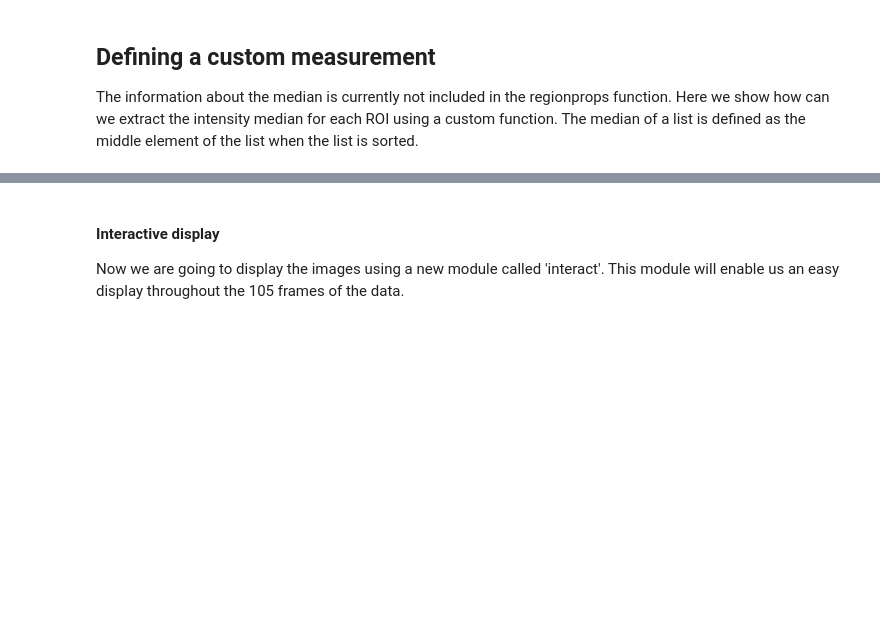
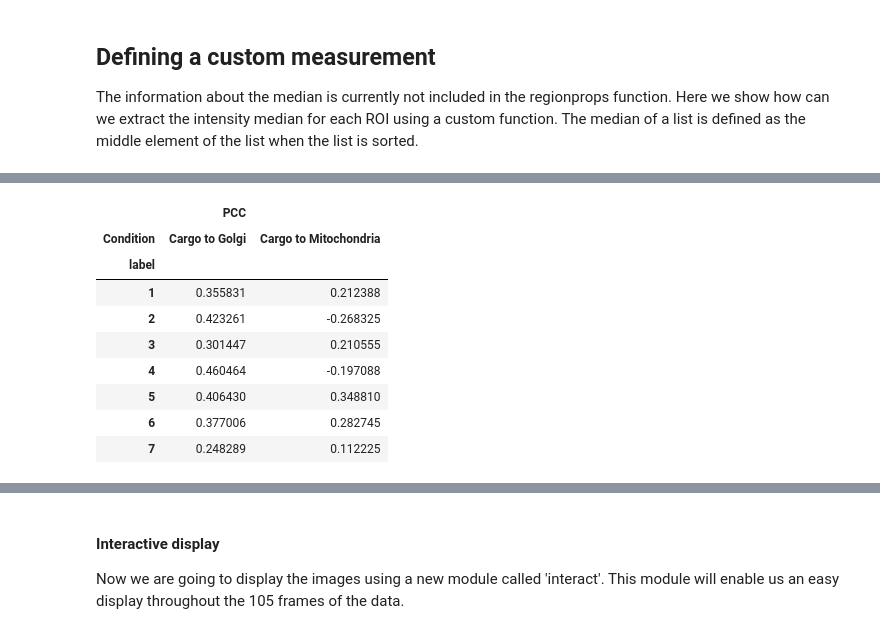
Before and after one commit to u-schulze/Python-course, a Jupyter notebook: Course-main.ipynb, the cells around one changed output, grey strips where cells are left out. Saved outputs shown, nothing was run; the diff lists cells and outputs as text; code cells hidden in the pictures; blank space fills up the shorter version.

```diff
--- a/Course-main.ipynb
+++ b/Course-main.ipynb
@@ -696,0 +880,14 @@ CHANGED BY DINA FROM HERE // 20/02/2024
+# %%
+pivottable = pd.pivot_table(ColCoeff, values=['PCC'], columns=['Condition'], index="label")
+pivottable
+# %% [output]
+|  | PCC |  |
+| Condition | Cargo to Golgi | Cargo to Mitochondria |
+| label |  |  |
+| 1 | 0.355831 | 0.212388 |
+| 2 | 0.423261 | -0.268325 |
+| 3 | 0.301447 | 0.210555 |
+| 4 | 0.460464 | -0.197088 |
+| 5 | 0.406430 | 0.348810 |
+| 6 | 0.377006 | 0.282745 |
+| 7 | 0.248289 | 0.112225 |
```
Also changed, not shown: parts of 41 cells of this notebook, 2 other files.
